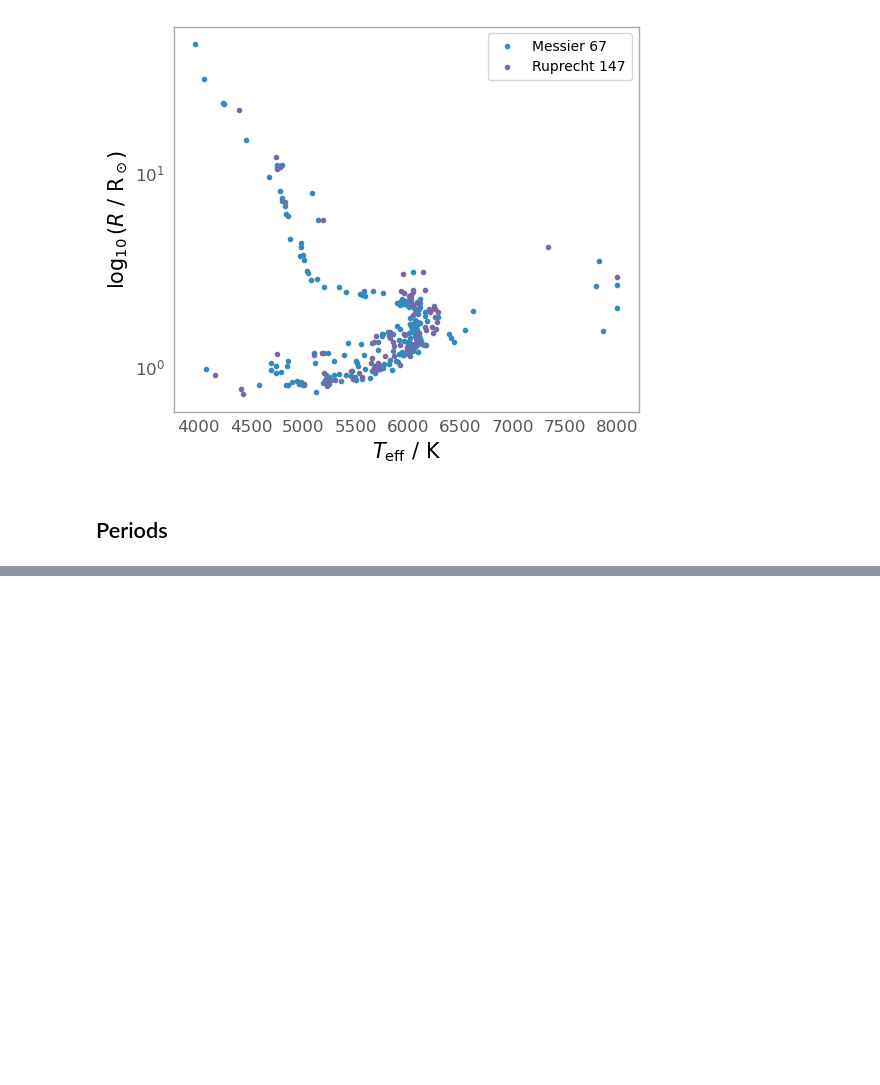
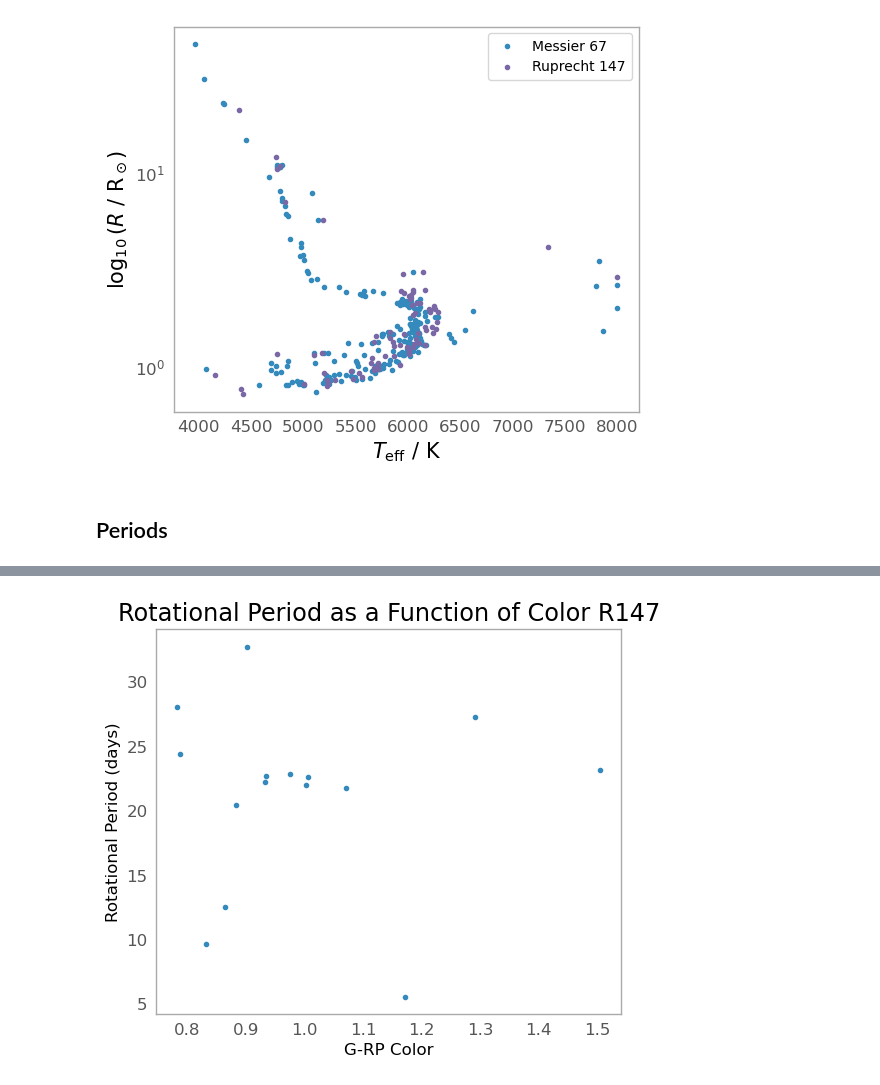
Before and after one commit to Rhianna2/Rhianna_ASTR3005, a Jupyter notebook: project_work.ipynb, the cells around one changed output, grey strips where cells are left out. Cells and saved outputs as stored; diff of their text form; code cells hidden in the pictures; blank space fills up the shorter version.

```diff
--- a/project_work.ipynb
+++ b/project_work.ipynb
@@ -86,0 +83,13 @@ Gaudin_GALAH_M67.info()
+# %%
+plt.figure(figsize = [6,5])
+plt.scatter(Gaudin_GALAH_R147['__BP-RP_0'], Gaudin_GALAH_R147['Per'], marker='.')
+plt.xlabel('G-RP Color')
+plt.ylabel('Rotational Period (days)')
+plt.title('Rotational Period as a Function of Color R147')
+
+plt.tight_layout
+plt.grid(False)
+plt.savefig('PvsColour_R147.png', dpi=200, bbox_inches="tight")
+plt.show()
+# %% [output]
+[figure, added]
```
Also changed, not shown: parts of 5 cells of this notebook, 1 other file.
